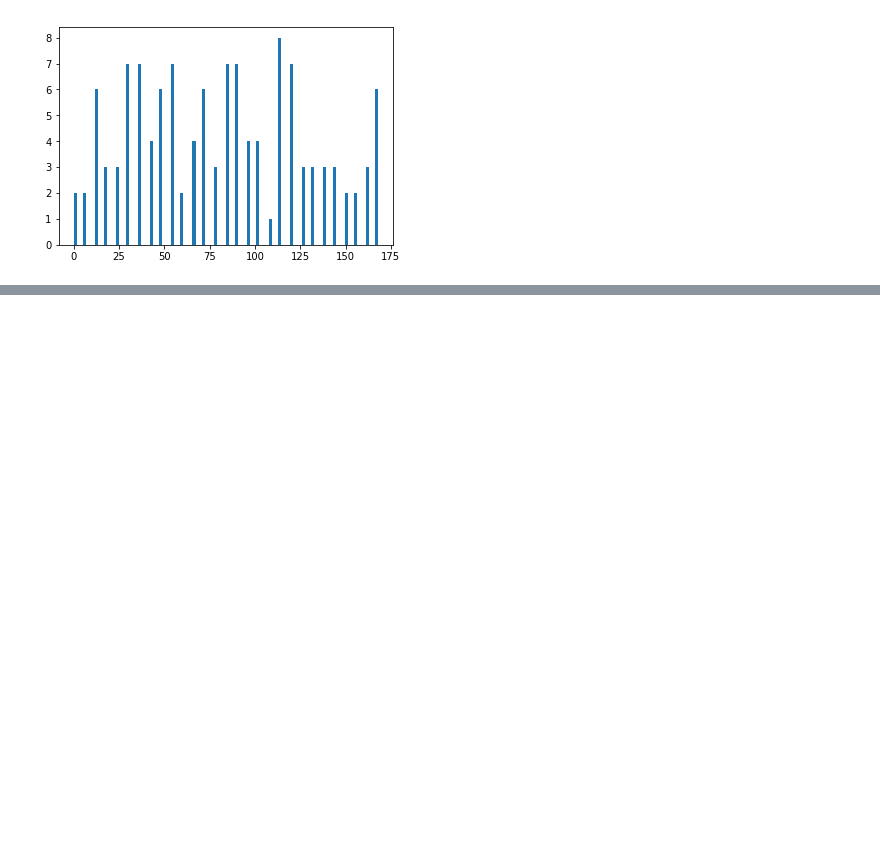
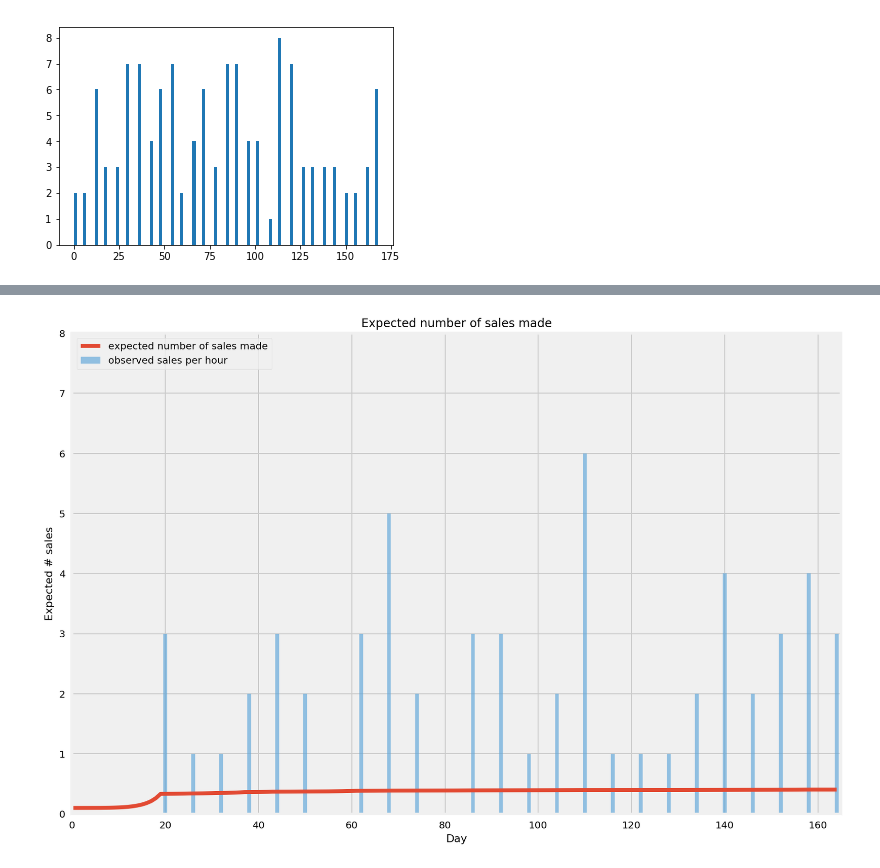
Before and after one commit to ismith1024/Udacity_Capstone, a Jupyter notebook: Starbucks_Capstone_notebook.ipynb, the cells around one changed output, grey strips where cells are left out. Saved outputs shown, nothing was run; the diff lists cells and outputs as text; code cells hidden in the pictures; blank space fills up the shorter version.

```diff
--- a/Starbucks_Capstone_notebook.ipynb
+++ b/Starbucks_Capstone_notebook.ipynb
@@ -652,0 +1001,33 @@ plt.show()
+# %%
+plt.figure(figsize=(12.5, 9))
+
+for day in range(0, n_count_data_[0]):
+    # ix is a bool index of all tau samples corresponding to
+    # the switchpoint occurring prior to value of 'day'
+    ix = day < tau_samples_
+    # Each posterior sample corresponds to a value for tau.
+    # for each day, that value of tau indicates whether we're "before"
+    # (in the lambda1 "regime") or
+    #  "after" (in the lambda2 "regime") the switchpoint.
+    # by taking the posterior sample of lambda1/2 accordingly, we can average
+    # over all samples to get an expected value for lambda on that day.
+    # As explained, the "message count" random variable is Poisson distributed,
+    # and therefore lambda (the poisson parameter) is the expected value of
+    # "message count".
+    expected_texts_per_day_[day] = (lambda_1_samples_[ix].sum()
+                                   + lambda_2_samples_[~ix].sum()) / N_
+
+
+plt.plot(range(n_count_data_[0]), expected_texts_per_day_, lw=4, color="#E24A33",
+         label="expected number of sales made")
+plt.xlim(0, n_count_data_[0])
+plt.xlabel("Day")
+plt.ylabel("Expected # sales")
+plt.title("Expected number of sales made")
+plt.ylim(0, 8)
+plt.bar(np.arange(len(count_data_)), count_data_, color="#5DA5DA", alpha=0.65,
+        label="observed sales per hour")
+
+plt.legend(loc="upper left");
+# %% [output]
+[figure, added]
```
Also changed, not shown: parts of 12 cells of this notebook, 1 other file.
